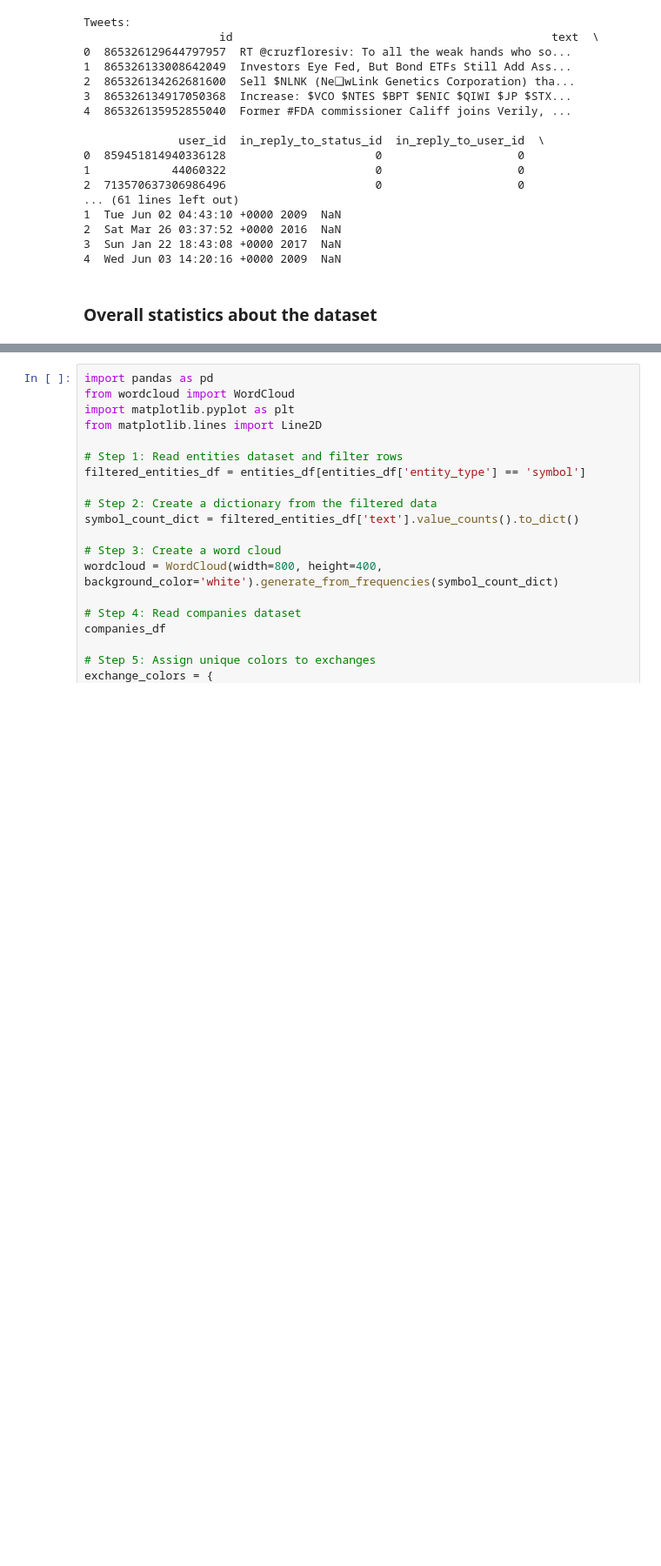
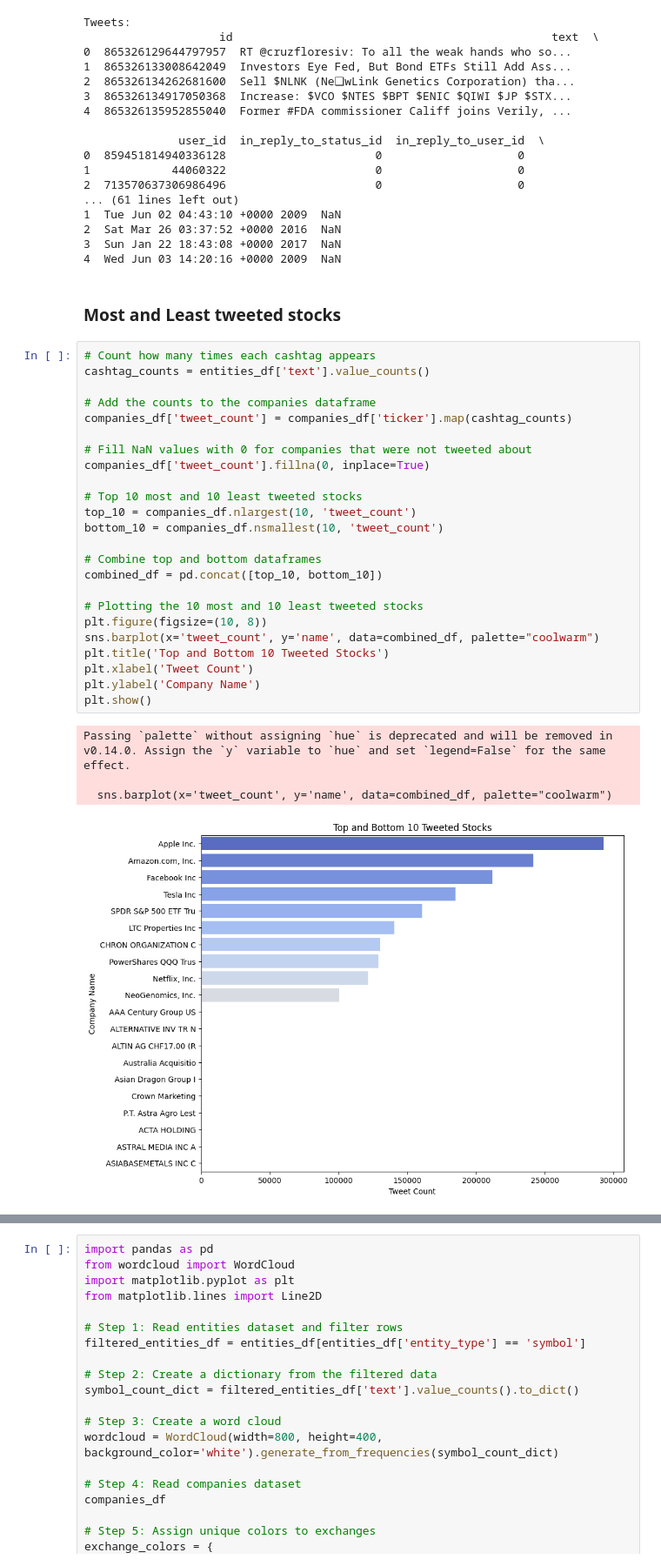
Before and after one commit to MHH7/Financial-Analysis-on-Twitter, a Jupyter notebook: Main.ipynb, the cells around one changed output, grey strips where cells are left out. Shown at 87% size. Cells and saved outputs as stored; diff of their text form; blank space fills up the shorter version.

```diff
--- a/Main.ipynb
+++ b/Main.ipynb
@@ -87,5 +89,34 @@ Tweets:
 2  Sat Mar 26 03:37:52 +0000 2016  NaN
 3  Sun Jan 22 18:43:08 +0000 2017  NaN
 4  Wed Jun 03 14:20:16 +0000 2009  NaN
-# %% [markdown]
-### Overall statistics about the dataset
+# %% [markdown]
+### Most and Least tweeted stocks
+# %%
+# Count how many times each cashtag appears
+cashtag_counts = entities_df['text'].value_counts()
+
+# Add the counts to the companies dataframe
+companies_df['tweet_count'] = companies_df['ticker'].map(cashtag_counts)
+
+# Fill NaN values with 0 for companies that were not tweeted about
+companies_df['tweet_count'].fillna(0, inplace=True)
+
+# Top 10 most and 10 least tweeted stocks
+top_10 = companies_df.nlargest(10, 'tweet_count')
+bottom_10 = companies_df.nsmallest(10, 'tweet_count')
+
+# Combine top and bottom dataframes
+combined_df = pd.concat([top_10, bottom_10])
+
+# Plotting the 10 most and 10 least tweeted stocks
+plt.figure(figsize=(10, 8))
+sns.barplot(x='tweet_count', y='name', data=combined_df, palette="coolwarm")
+plt.title('Top and Bottom 10 Tweeted Stocks')
+plt.xlabel('Tweet Count')
+plt.ylabel('Company Name')
+plt.show()
+# %% [output]
+Passing `palette` without assigning `hue` is deprecated and will be removed in v0.14.0. Assign the `y` variable to `hue` and set `legend=False` for the same effect.
+
+  sns.barplot(x='tweet_count', y='name', data=combined_df, palette="coolwarm")
+[figure, added]
```
Also changed, not shown: parts of 116 cells of this notebook.
